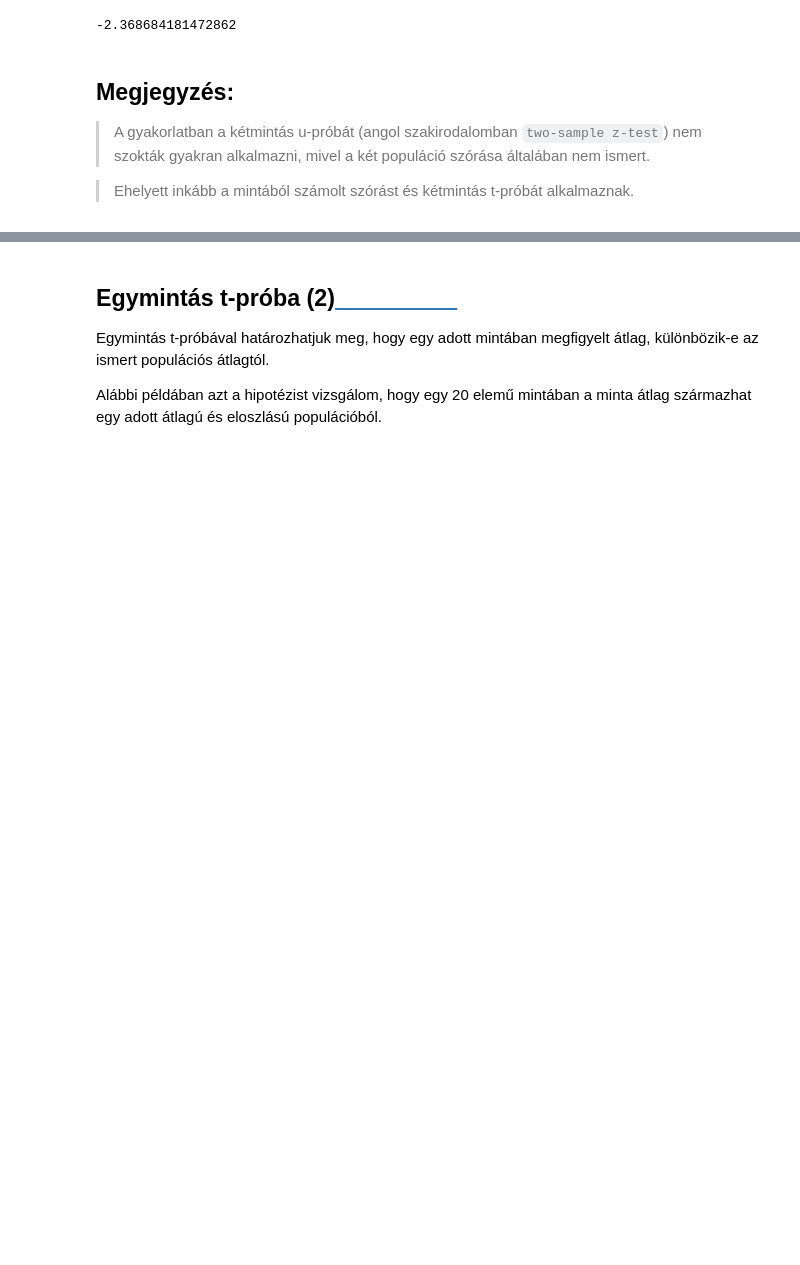
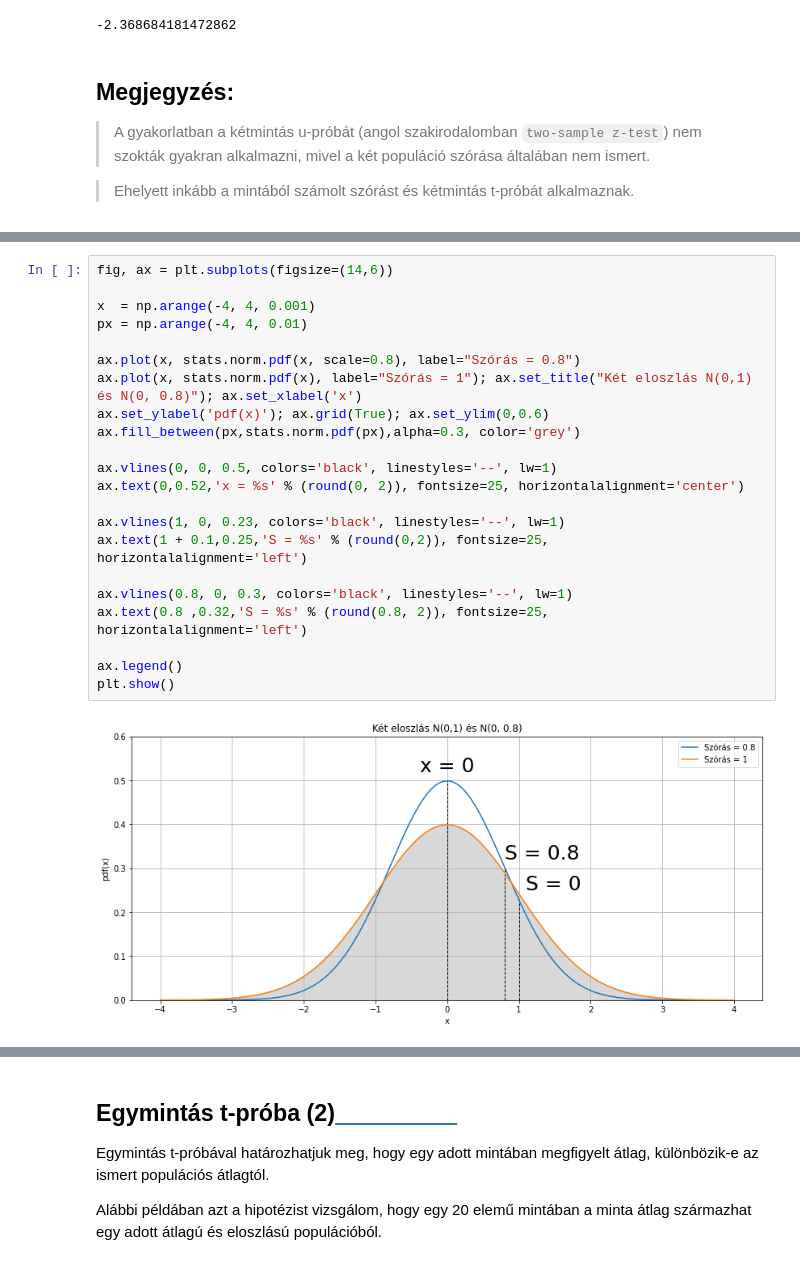
Before and after one commit to JoDeMiro/Statistics, a Jupyter notebook: Python_Statistics_01.ipynb, the cells around one changed output, grey strips where cells are left out. Drawn from its saved outputs; the diff is of its cells as text; blank space fills up the shorter version.

Commit message:
Hipotézis vizsgálat, Mintavétel, Eloszlások

```diff
--- a/Python_Statistics_01.ipynb
+++ b/Python_Statistics_01.ipynb
@@ -883,0 +1021,24 @@ Ttest_indResult(statistic=1.1507980233528814, pvalue=0.25733155747162373)
+# %%
+fig, ax = plt.subplots(figsize=(14,6))
+
+x  = np.arange(-4, 4, 0.001)
+px = np.arange(-4, 4, 0.01)
+
+ax.plot(x, stats.norm.pdf(x, scale=0.8), label="Szórás = 0.8")
+ax.plot(x, stats.norm.pdf(x), label="Szórás = 1"); ax.set_title("Két eloszlás N(0,1) és N(0, 0.8)"); ax.set_xlabel('x')
+ax.set_ylabel('pdf(x)'); ax.grid(True); ax.set_ylim(0,0.6)
+ax.fill_between(px,stats.norm.pdf(px),alpha=0.3, color='grey')
+
+ax.vlines(0, 0, 0.5, colors='black', linestyles='--', lw=1)
+ax.text(0,0.52,'x = %s' % (round(0, 2)), fontsize=25, horizontalalignment='center')
+
+ax.vlines(1, 0, 0.23, colors='black', linestyles='--', lw=1)
+ax.text(1 + 0.1,0.25,'S = %s' % (round(0,2)), fontsize=25, horizontalalignment='left')
+
+ax.vlines(0.8, 0, 0.3, colors='black', linestyles='--', lw=1)
+ax.text(0.8 ,0.32,'S = %s' % (round(0.8, 2)), fontsize=25, horizontalalignment='left')
+
+ax.legend()
+plt.show()
+# %% [output]
+[figure, added]
```
Also changed, not shown: parts of 37 cells of this notebook.
